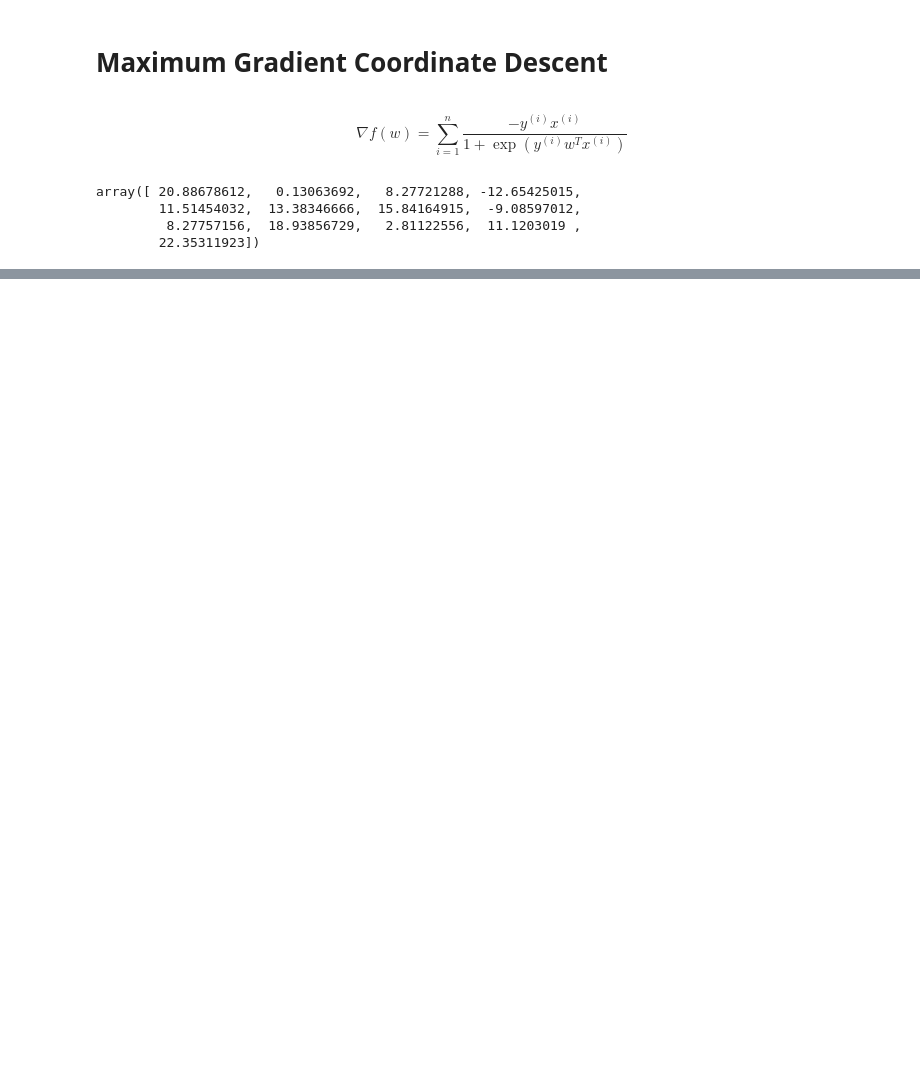
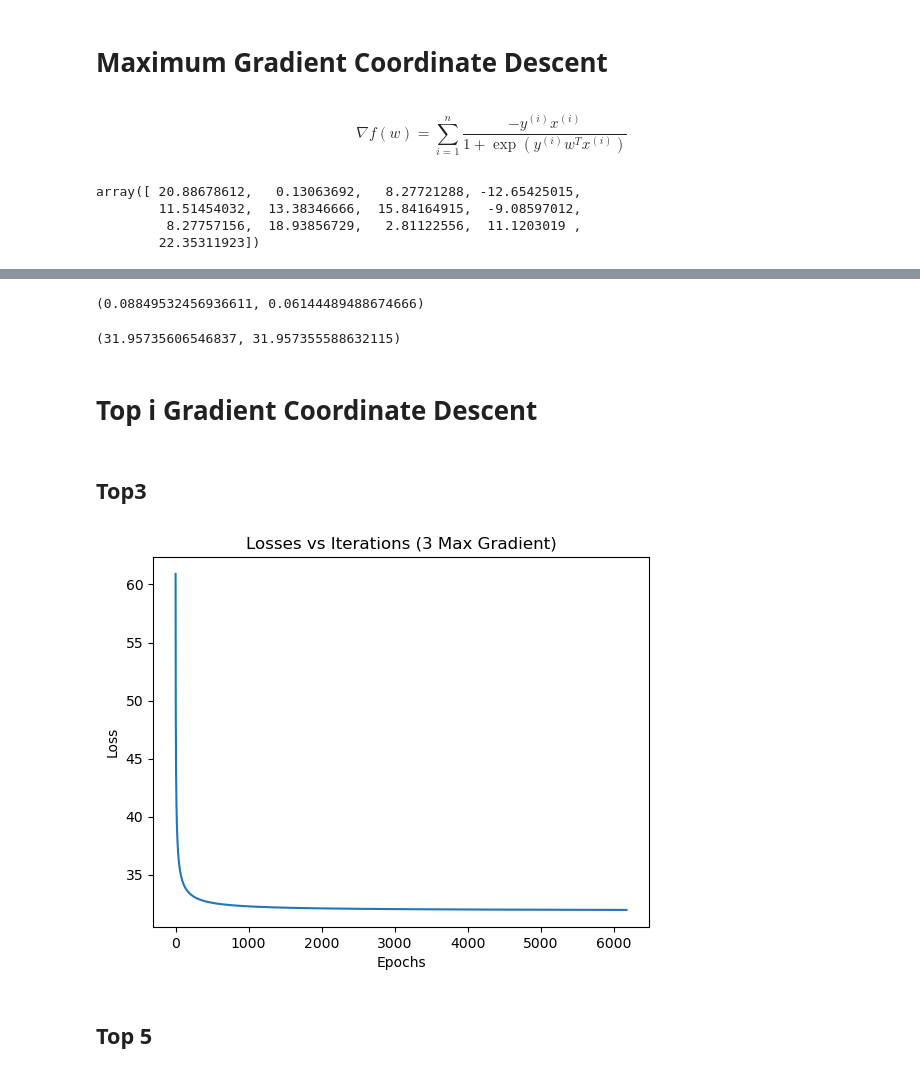
Before and after one commit to raoguchi/COORDINATE_DESC_C251, a Jupyter notebook: code.ipynb, the cells around one changed output, grey strips where cells are left out. Drawn from its saved outputs; the diff is of its cells as text; code cells hidden in the pictures; blank space fills up the shorter version.

```diff
--- a/code.ipynb
+++ b/code.ipynb
@@ -145,0 +126,48 @@ array([[-4.80118387, -1.65497808, -3.85017981,  5.24783838, -0.5094167 ,
+# %%
+best_grad, max_desc_grad = (
+    np.linalg.norm(grad_logistic(w_best, X_train, y_train)),
+    np.linalg.norm(grad_logistic(w, X_train, y_train))
+)
+best_grad, max_desc_grad
+# %% [output]
+(0.08849532456936611, 0.06144489488674666)
+# %%
+best_loss, np.min(losses)
+# %% [output]
+(31.95735606546837, 31.957355588632115)
+# %% [markdown]
+# Top i Gradient Coordinate Descent
+# %% [markdown]
+## Top3
+# %%
+def top_i_grad_descent(X, y, w, eta= 0.01, epochs = 10000, n_features = 2):
+    losses = []
+    w = w.copy()
+
+    for _ in range(epochs):
+        grad = grad_logistic(w, X, y)
+        top_gradients = np.argsort(np.abs(grad))[-n_features:]
+        w[top_gradients] -= eta * grad[top_gradients].reshape(-1, 1)
+
+        z = -y * (X @ w)
+        z = np.clip(z, -100000, 100000)
+
+        loss = np.sum(np.log(1 + np.exp(z)))
+        losses.append(loss)
+
+        if loss < best_loss:
+            break
+    return w, losses
+# %%
+epochs = 100_000
+w_top3, losses_top3 = top_i_grad_descent(X_train, y_train, w_0, epochs=epochs, n_features=3)
+# %%
+plt.plot(np.arange(0, len(losses_top3)), losses_top3)
+plt.title('Losses vs Iterations (3 Max Gradient)')
+plt.ylabel('Loss')
+plt.xlabel('Epochs')
+plt.show()
+# %% [output]
+[figure, added]
+# %% [markdown]
+## Top 5
```
Also changed, not shown: parts of 27 cells of this notebook.
